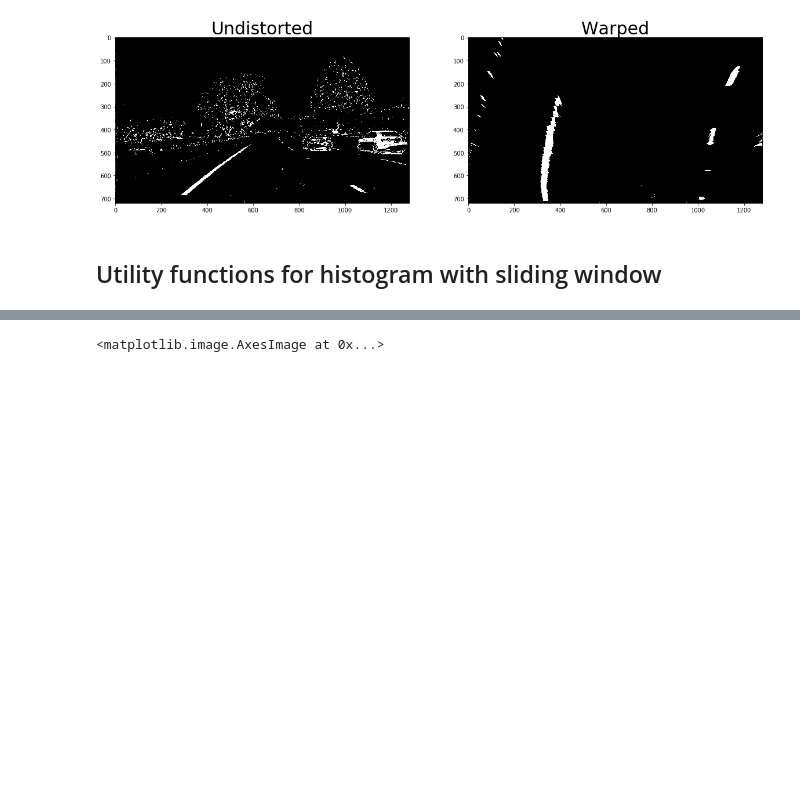
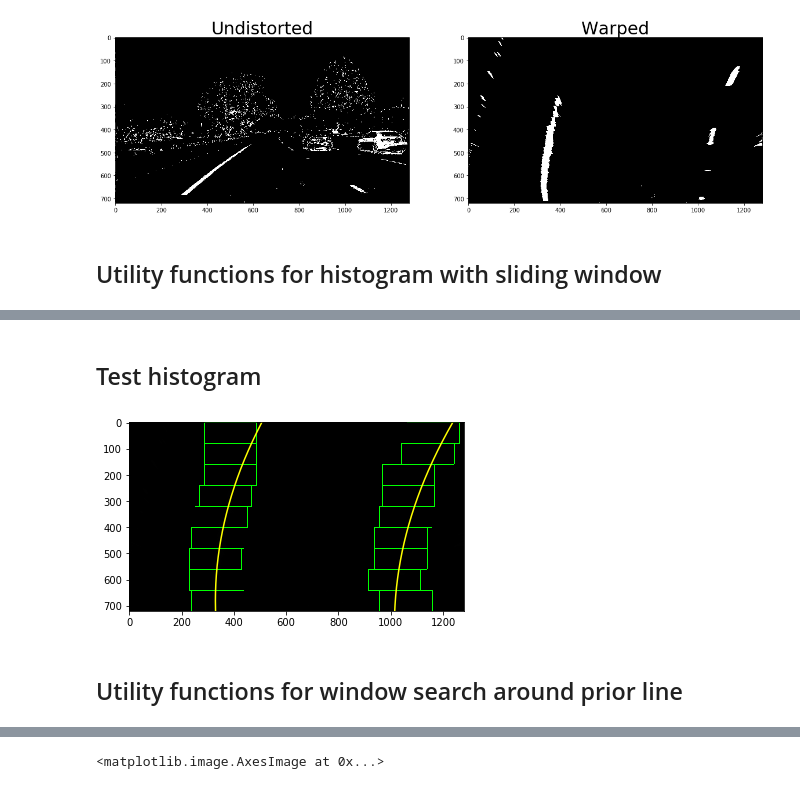
Before and after one commit to lubert/CarND-Advanced-Lane-Lines, a Jupyter notebook: Advanced Lane Detection.ipynb, the cells around one changed output, grey strips where cells are left out. Cells and saved outputs as stored; diff of their text form; code cells hidden in the pictures; blank space fills up the shorter version.

```diff
--- a/Advanced Lane Detection.ipynb
+++ b/Advanced Lane Detection.ipynb
@@ -338,0 +316,8 @@ ploty, left_fit, right_fit, left_fitx, right_fitx = fit_polynomial(warped, vis=T
+# %% [markdown]
+## Test histogram
+# %%
+left_fit, right_fit = find_lane_pixels(warped, vis=True)
+# %% [output]
+[figure, added]
+# %% [markdown]
+## Utility functions for window search around prior line
```
Also changed, not shown: parts of 10 cells of this notebook.
